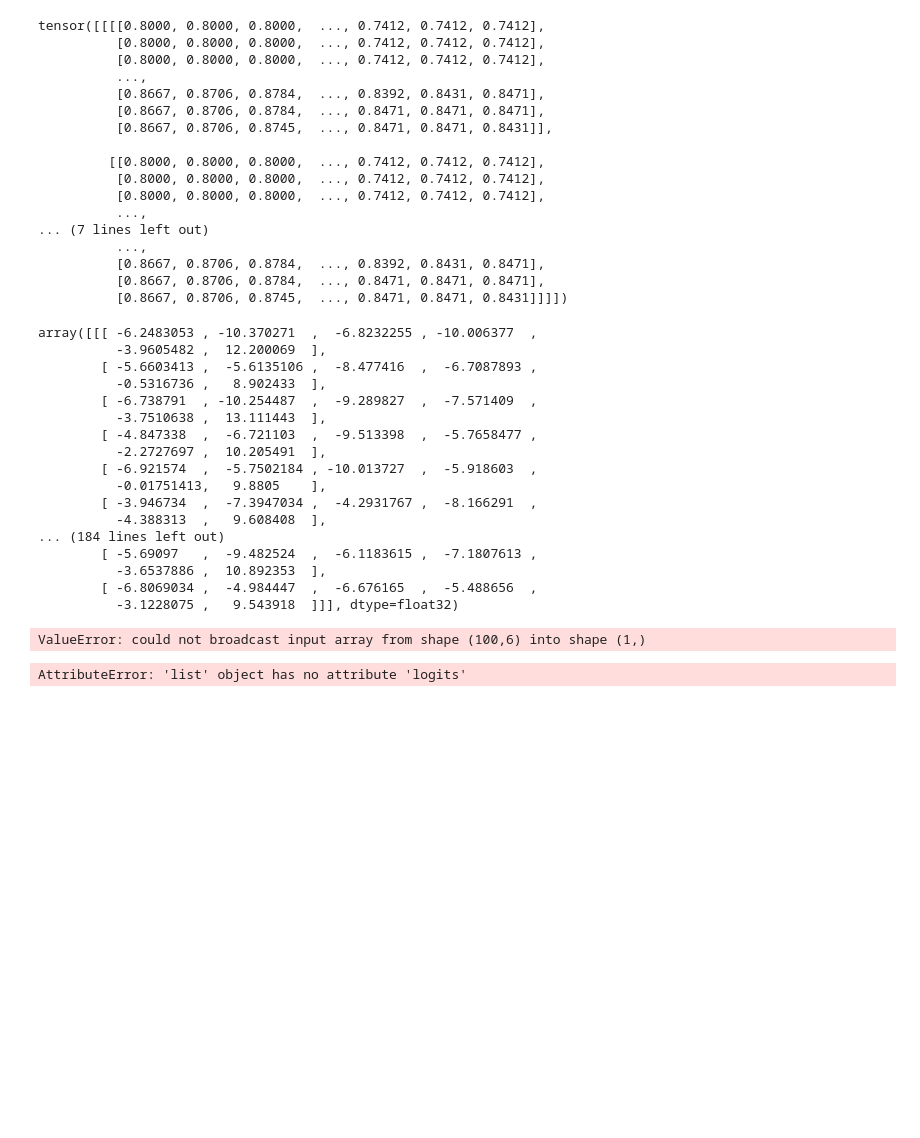
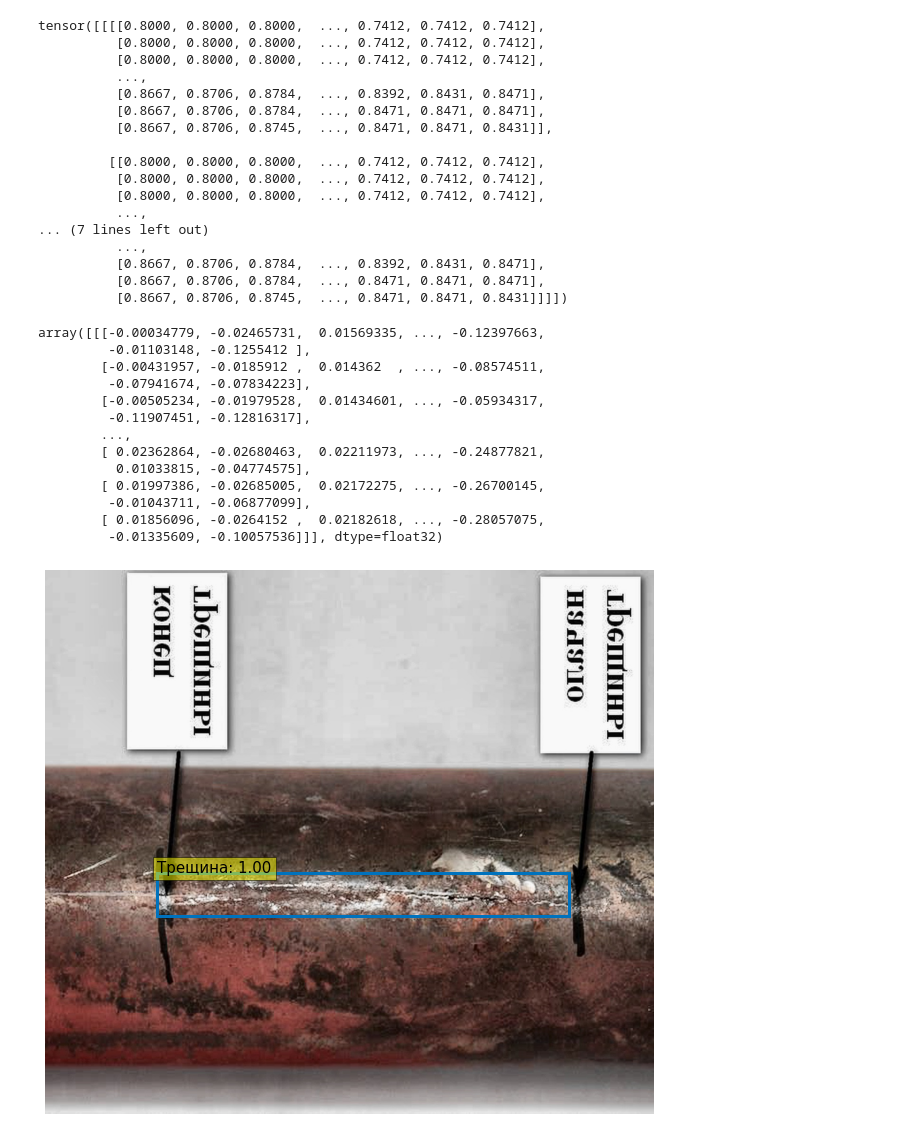
Before and after one commit to PitKoro/detr-pipe, a Jupyter notebook: main.ipynb, the cells around one changed output. Saved outputs shown, nothing was run; the diff lists cells and outputs as text; code cells hidden in the pictures; blank space fills up the shorter version.

Commit message:
detr onnx inference

```diff
--- a/main.ipynb
+++ b/main.ipynb
@@ -256,37 +228,28 @@ tensor([[[[0.8000, 0.8000, 0.8000,  ..., 0.7412, 0.7412, 0.7412],
           [0.8667, 0.8706, 0.8745,  ..., 0.8471, 0.8471, 0.8431]]]])
 # %%
 import onnxruntime
-
+from tqdm import tqdm
 
 def to_numpy(tensor):
     return tensor.detach().cpu().numpy() if tensor.requires_grad else tensor.cpu().numpy()
 
 
-ort_session = onnxruntime.InferenceSession("detection.onnx")
+ort_session = onnxruntime.InferenceSession("checkpoints/detr.onnx")
 ort_inputs = {ort_session.get_inputs()[0].name: to_numpy(img_y)}
 ort_outs = ort_session.run(None, ort_inputs)
 # %%
-ort_outs[0]
+ort_outs[3]
 # %% [output]
-array([[[ -6.2483053 , -10.370271  ,  -6.8232255 , -10.006377  ,
-          -3.9605482 ,  12.200069  ],
-        [ -5.6603413 ,  -5.6135106 ,  -8.477416  ,  -6.7087893 ,
-          -0.5316736 ,   8.902433  ],
-        [ -6.738791  , -10.254487  ,  -9.289827  ,  -7.571409  ,
-          -3.7510638 ,  13.111443  ],
-        [ -4.847338  ,  -6.721103  ,  -9.513398  ,  -5.7658477 ,
-          -2.2727697 ,  10.205491  ],
-        [ -6.921574  ,  -5.7502184 , -10.013727  ,  -5.918603  ,
-          -0.01751413,   9.8805    ],
-        [ -3.946734  ,  -7.3947034 ,  -4.2931767 ,  -8.166291  ,
-          -4.388313  ,   9.608408  ],
-... (184 lines left out)
-        [ -5.69097   ,  -9.482524  ,  -6.1183615 ,  -7.1807613 ,
-          -3.6537886 ,  10.892353  ],
-        [ -6.8069034 ,  -4.984447  ,  -6.676165  ,  -5.488656  ,
-          -3.1228075 ,   9.543918  ]]], dtype=float32)
+array([[[-0.00034779, -0.02465731,  0.01569335, ..., -0.12397663,
+         -0.01103148, -0.1255412 ],
+        [-0.00431957, -0.0185912 ,  0.014362  , ..., -0.08574511,
+         -0.07941674, -0.07834223],
+        [-0.00505234, -0.01979528,  0.01434601, ..., -0.05934317,
+         -0.11907451, -0.12816317],
+        ...,
+        [ 0.02362864, -0.02680463,  0.02211973, ..., -0.24877821,
+          0.01033815, -0.04774575],
+        [ 0.01997386, -0.02685005,  0.02172275, ..., -0.26700145,
+         -0.01043711, -0.06877099],
+        [ 0.01856096, -0.0264152 ,  0.02182618, ..., -0.28057075,
+         -0.01335609, -0.10057536]]], dtype=float32)
-# %%
-from numpy import save
-save('onnx_output.npy', ort_outs)
-# %% [output]
-ValueError: could not broadcast input array from shape (100,6) into shape (1,)
@@ -293,5 +303,5 @@ ValueError: could not broadcast input array from shape (100,6) into shape (1,)
 # %%
-image = Image.open('checkpoints/90_8.jpg').convert('RGB')
+image = Image.open('img/90_8.jpg').convert('RGB')
 visualize_predictions(image, ort_outs)
 # %% [output]
-AttributeError: 'list' object has no attribute 'logits'
+[figure, added]
```
Also changed, not shown: parts of 5 cells of this notebook.
